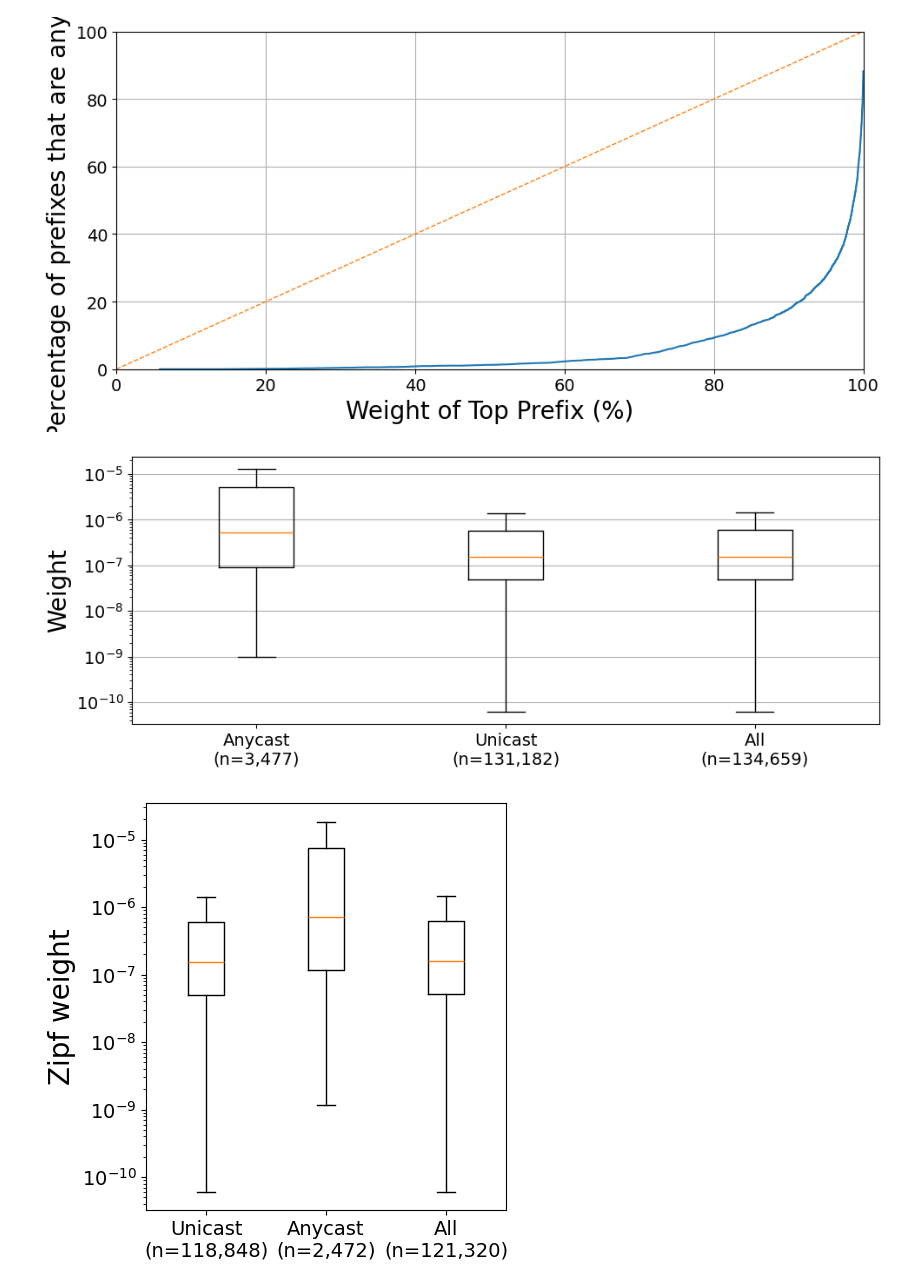
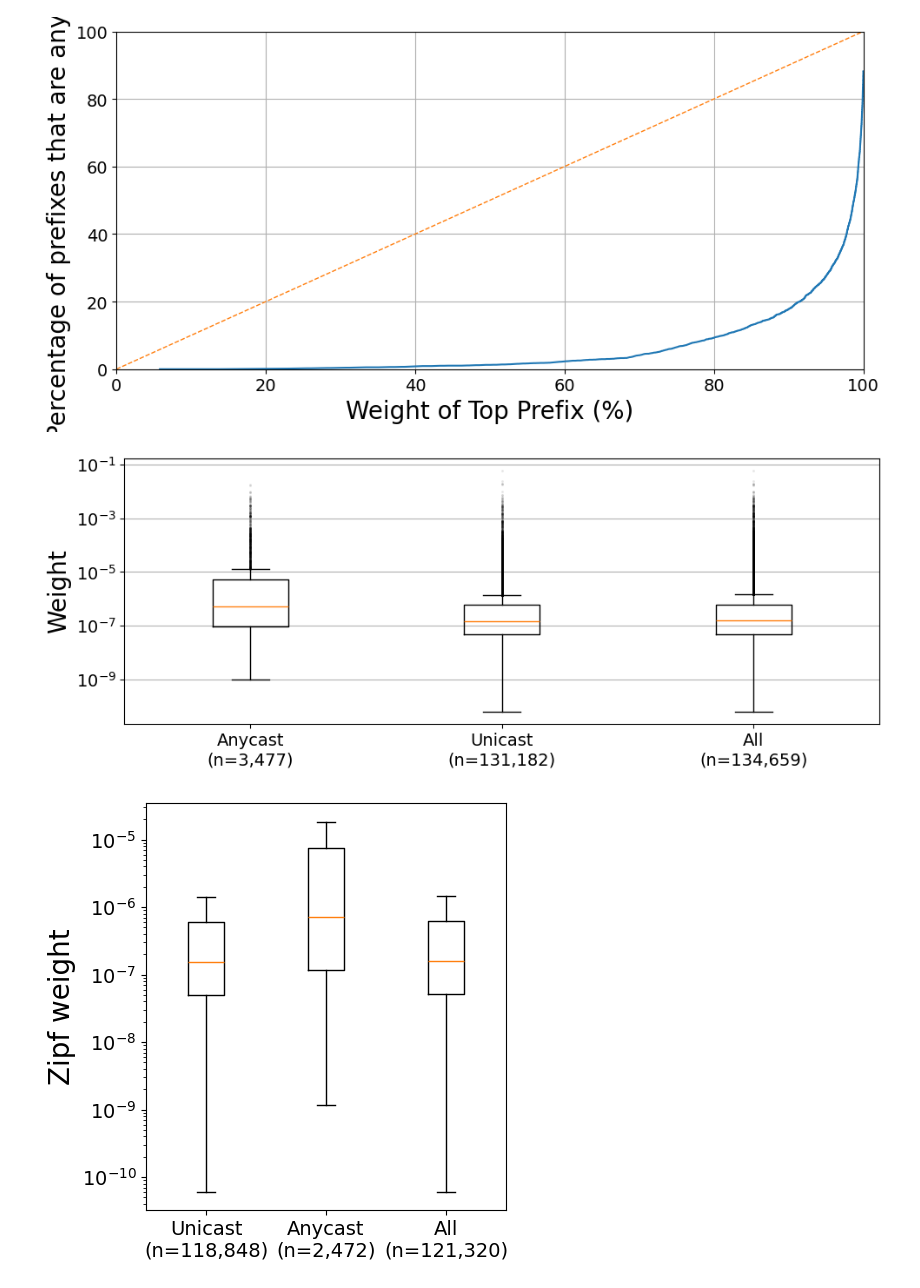
Before and after one commit to gustavoluvizotto/anycast-service-discovery, a Jupyter notebook: analysis/critical/critical.ipynb, the cells around one changed output. Cells and saved outputs as stored; diff of their text form; code cells hidden in the pictures.

```diff
--- a/analysis/critical/critical.ipynb
+++ b/analysis/critical/critical.ipynb
@@ -390,35 +390,40 @@ plt.show()
 # %%
 n_unicast = (~df.is_anycast).sum()
 n_anycast = df.is_anycast.sum()
 n_all = len(df)
 
 plt.figure(figsize=(10, 4))
 
 plt.boxplot(
     [
         df[df.is_anycast]['weight'],
         df[~df.is_anycast]['weight'],
         df['weight'],
     ],
     labels = [
     f'Anycast\n(n={n_anycast:,})',
     f'Unicast\n(n={n_unicast:,})',
     f'All\n(n={n_all:,})'
     ],
-    showfliers=False
+    showfliers=True,
+        flierprops=dict(
+        marker='o',
+        markersize=1,
+        alpha=0.1
+    )
 )
 
 plt.grid(True, axis='y')
 
 plt.yscale('log')
 plt.ylabel('Weight')
 plt.tight_layout()
 
 plt.savefig("top_list_ranking.pdf", format="pdf", bbox_inches='tight')
 
 plt.show()
 # %% [output]
-[figure, old version]
+[figure, new version]
 # %%
 # ipv4-only
 
```
Also changed, not shown: 2 other files.
